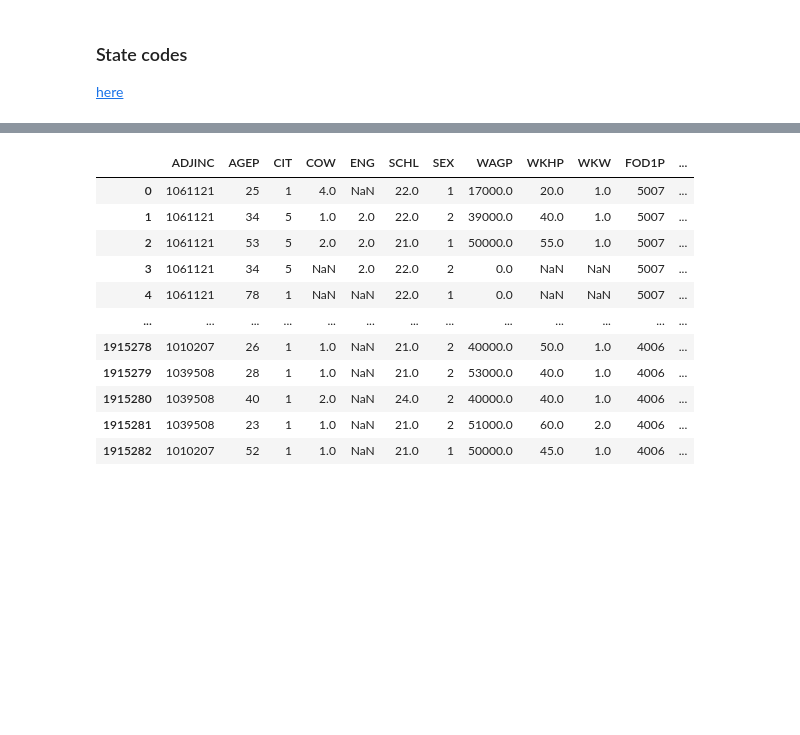
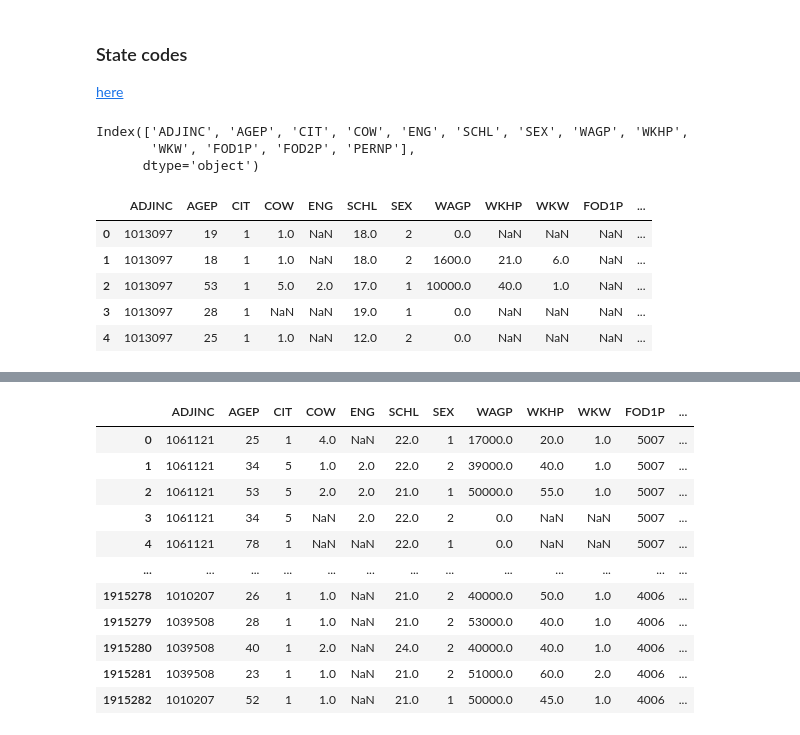
Before and after one commit to UCB-stat-159-s22/hw07-Group21, a Jupyter notebook: amichaelsen-exploration-nb.ipynb, the cells around one changed output, grey strips where cells are left out. Saved outputs shown, nothing was run; the diff lists cells and outputs as text; code cells hidden in the pictures; blank space fills up the shorter version.

```diff
--- a/amichaelsen-exploration-nb.ipynb
+++ b/amichaelsen-exploration-nb.ipynb
@@ -237,0 +316,15 @@ cols = ['ADJINC','AGEP','CIT','COW','ENG','SCHL','SEX','WAGP','WKHP','WKW','FOD1
+# %%
+census_data_18.columns
+# %% [output]
+Index(['ADJINC', 'AGEP', 'CIT', 'COW', 'ENG', 'SCHL', 'SEX', 'WAGP', 'WKHP',
+       'WKW', 'FOD1P', 'FOD2P', 'PERNP'],
+      dtype='object')
+# %%
+census_data_18.head()
+# %% [output]
+|  | ADJINC | AGEP | CIT | COW | ENG | SCHL | SEX | WAGP | WKHP | WKW | FOD1P | ... |
+| 0 | 1013097 | 19 | 1 | 1.0 | NaN | 18.0 | 2 | 0.0 | NaN | NaN | NaN | ... |
+| 1 | 1013097 | 18 | 1 | 1.0 | NaN | 18.0 | 2 | 1600.0 | 21.0 | 6.0 | NaN | ... |
+| 2 | 1013097 | 53 | 1 | 5.0 | 2.0 | 17.0 | 1 | 10000.0 | 40.0 | 1.0 | NaN | ... |
+| 3 | 1013097 | 28 | 1 | NaN | NaN | 19.0 | 1 | 0.0 | NaN | NaN | NaN | ... |
+| 4 | 1013097 | 25 | 1 | 1.0 | NaN | 12.0 | 2 | 0.0 | NaN | NaN | NaN | ... |
```
Also changed, not shown: parts of 13 cells of this notebook.
